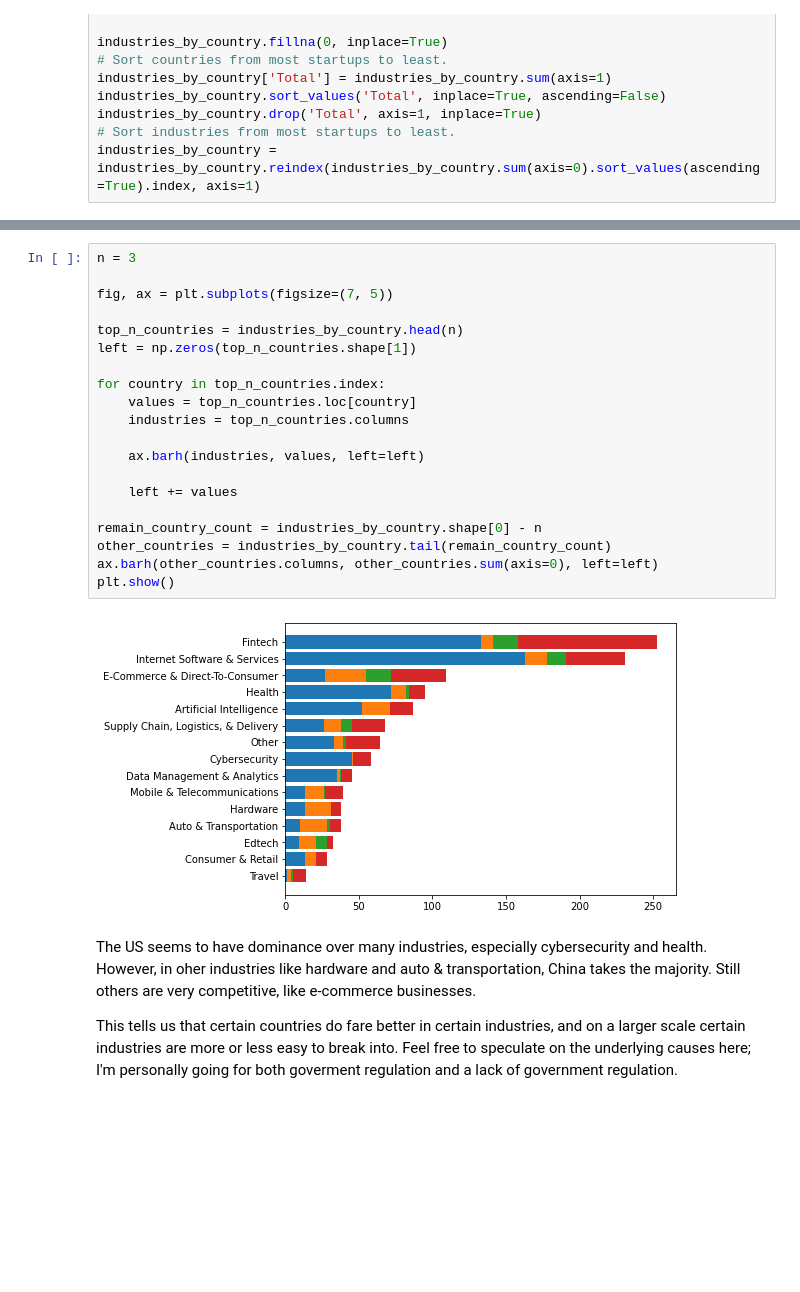
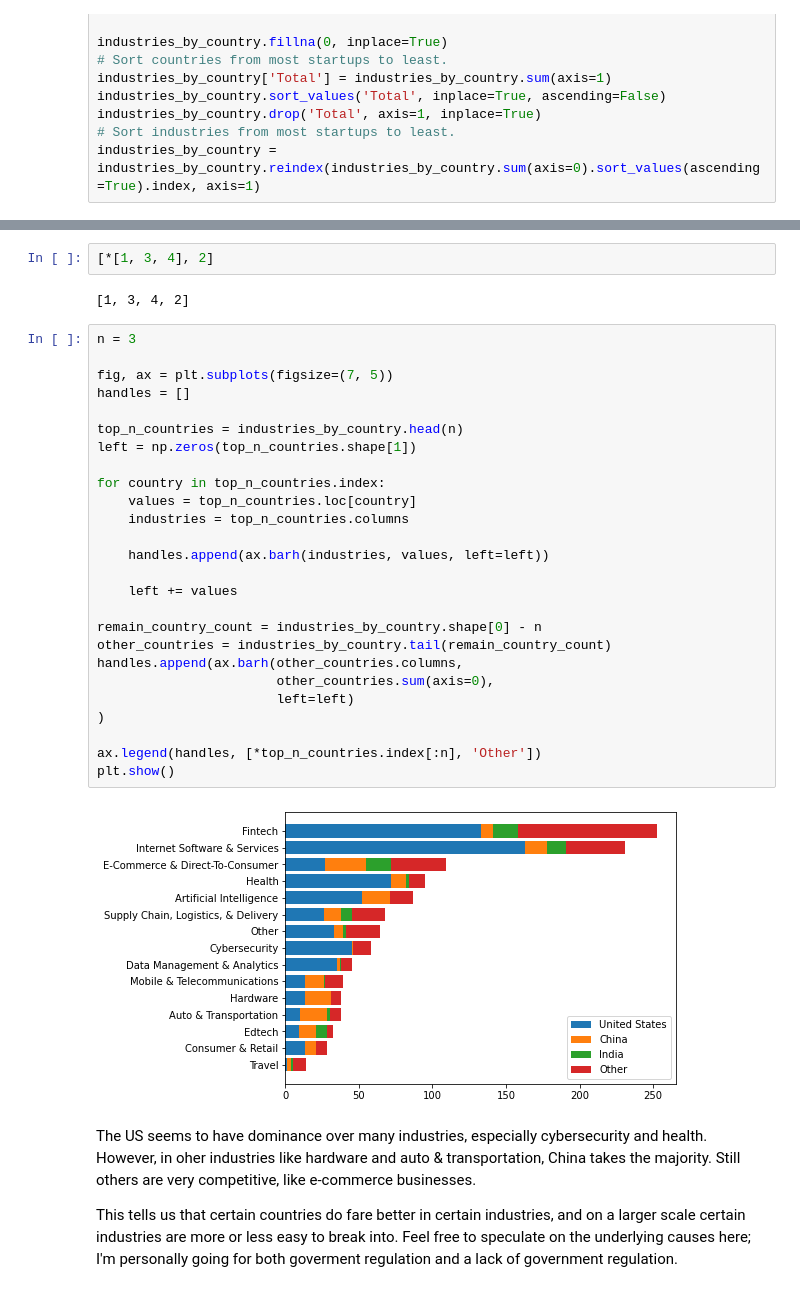
Before and after one commit to LinkWentz/startups-analysis, a Jupyter notebook: analysis.ipynb, the cells around one changed output, grey strips where cells are left out. Drawn from its saved outputs; the diff is of its cells as text; blank space fills up the shorter version.

Commit message:
Add legend to country/industry plot

```diff
--- a/analysis.ipynb
+++ b/analysis.ipynb
@@ -54,28 +54,38 @@ industries_by_country.head()
 | India | 1.0 | 0.0 | 7.0 | 2.0 | 0.0 | 1.0 | ... |
 | United Kingdom | 0.0 | 1.0 | 1.0 | 1.0 | 1.0 | 1.0 | ... |
 | Germany | 3.0 | 1.0 | 0.0 | 2.0 | 1.0 | 0.0 | ... |
+# %%
+[*[1, 3, 4], 2]
+# %% [output]
+[1, 3, 4, 2]
 # %%
 n = 3
 
 fig, ax = plt.subplots(figsize=(7, 5))
+handles = []
 
 top_n_countries = industries_by_country.head(n)
 left = np.zeros(top_n_countries.shape[1])
 
 for country in top_n_countries.index:
     values = top_n_countries.loc[country]
     industries = top_n_countries.columns
 
-    ax.barh(industries, values, left=left)
+    handles.append(ax.barh(industries, values, left=left))
 
     left += values
 
 remain_country_count = industries_by_country.shape[0] - n
 other_countries = industries_by_country.tail(remain_country_count)
-ax.barh(other_countries.columns, other_countries.sum(axis=0), left=left)
+handles.append(ax.barh(other_countries.columns,
+                       other_countries.sum(axis=0),
+                       left=left)
+)
+
+ax.legend(handles, [*top_n_countries.index[:n], 'Other'])
 plt.show()
 # %% [output]
-[figure, old version]
+[figure, new version]
 # %% [markdown]
 The US seems to have dominance over many industries, especially cybersecurity and health. However, in oher industries like hardware and auto & transportation, China takes the majority. Still others are very competitive, like e-commerce businesses.
 
```
